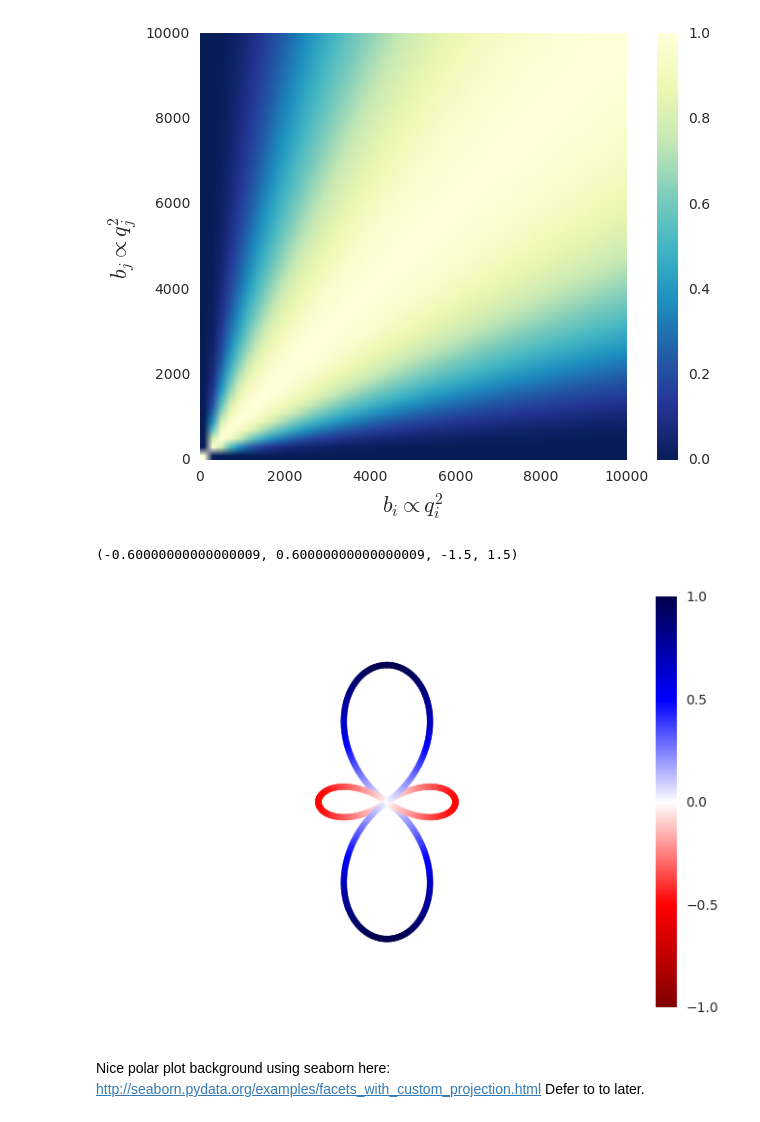
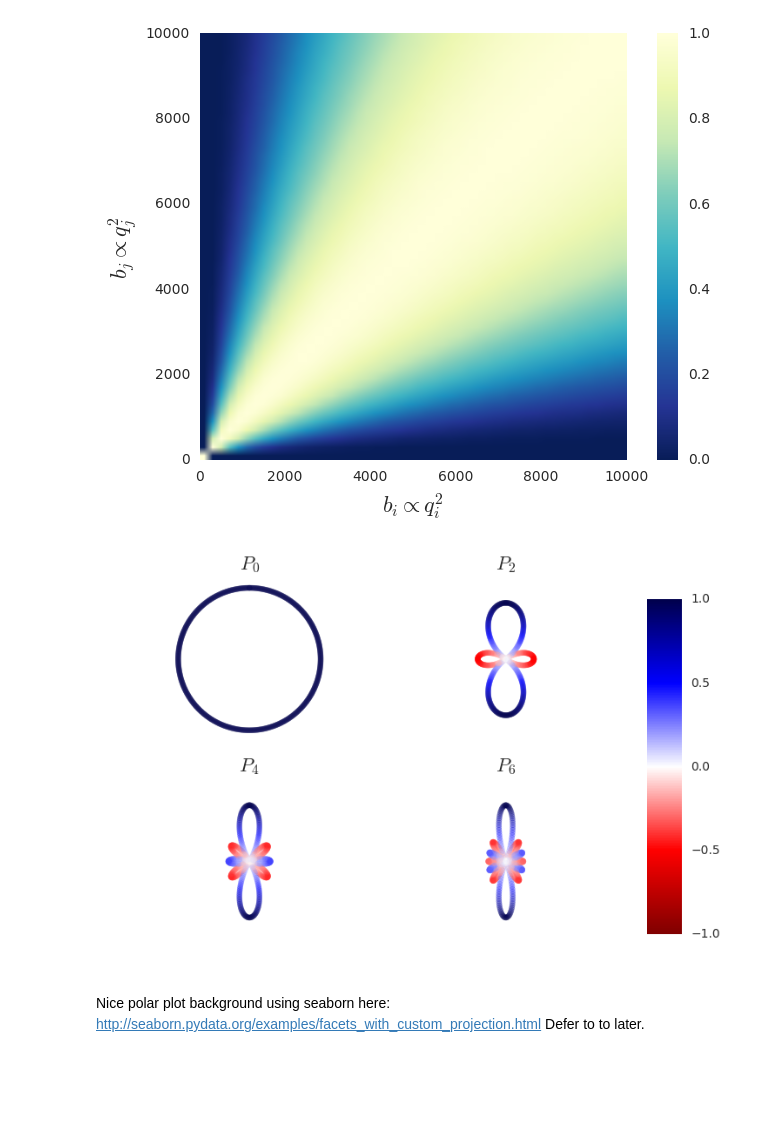
Before and after one commit to jsjol/diGP, a Jupyter notebook: notebooks/plot_synthetic_signal.ipynb, the cells around one changed output. Drawn from its saved outputs; the diff is of its cells as text; code cells hidden in the pictures; blank space fills up the shorter version.

```diff
--- a/notebooks/plot_synthetic_signal.ipynb
+++ b/notebooks/plot_synthetic_signal.ipynb
@@ -238,30 +238,37 @@ N=500
 theta = np.linspace(0, 2 * np.pi, N)
 q1 = np.tile(np.array([0, 1]), (N, 1))
 q2 = np.array([-np.sin(theta), np.cos(theta)]).T
-K_theta = GPy.kern.LegendrePolynomial(input_dim=2, coefficients=[1.], orders=[2])
-K = K_theta.K(q1, q2)
-
-k_max = 1.
-k_min = -1.
-
-k_1d = K[0, :]
-r = np.abs(k_1d[:, np.newaxis])
-u = r * q2
 
 
-k_colors = (k_1d - k_min)/(k_max - k_min)
-
-m = cm.ScalarMappable(cmap=cm.seismic_r)
-m.set_array(np.linspace(k_min, k_max, N))
-
-fig, ax = plt.subplots()
-cax = plt.scatter(u[:, 0], u[:, 1], color=cm.seismic_r(k_colors))
-plt.axis('equal')
-plt.colorbar(m, ticks=(-1, -0.5, 0, 0.5, 1))
-plt.axis('off')
+orders = (0, 2, 4, 6)
+k_1d = []
+for n in orders:
+    K_theta = GPy.kern.LegendrePolynomial(input_dim=2, coefficients=[1.], orders=[n])
+    K = K_theta.K(q1, q2)
+    k_1d.append(K[0, :])
-# %% [output]
-(-0.60000000000000009, 0.60000000000000009, -1.5, 1.5)
-[figure, removed]
+# %%
+k_max = 1.
+k_min = -1.
+
+fig, axes = plt.subplots(nrows=2, ncols=2)
+for i, ax in enumerate(axes.flat):
+    r = np.abs(k_1d[i])
+    u = r[:, np.newaxis] * q2
+    k_colors = (k_1d[i] - k_min)/(k_max - k_min)
+    idx = np.random.permutation(N)
+    ax.scatter(u[idx, 0], u[idx, 1], color=cm.seismic_r(k_colors[idx]), alpha=0.3)
+    ax.axis('equal')
+    ax.axis('off')
+    ax.set_title('$P_{}$'.format(orders[i]), fontsize=16)
+
+fig.subplots_adjust(right=0.8)
+cbar_ax = fig.add_axes([0.85, 0.15, 0.05, 0.7])
+m = cm.ScalarMappable(cmap=cm.seismic_r)
+m.set_array(np.linspace(k_min, k_max, N))
+fig.colorbar(m, cax=cbar_ax, ticks=(-1, -0.5, 0, 0.5, 1))
+plt.savefig("angular_cov.png", bbox_inches='tight', transparent=True)
+# %% [output]
+[figure, added]
 # %% [markdown]
 Nice polar plot background using seaborn here: http://seaborn.pydata.org/examples/facets_with_custom_projection.html
 Defer to to later.
```
Also changed, not shown: parts of 18 cells of this notebook.
